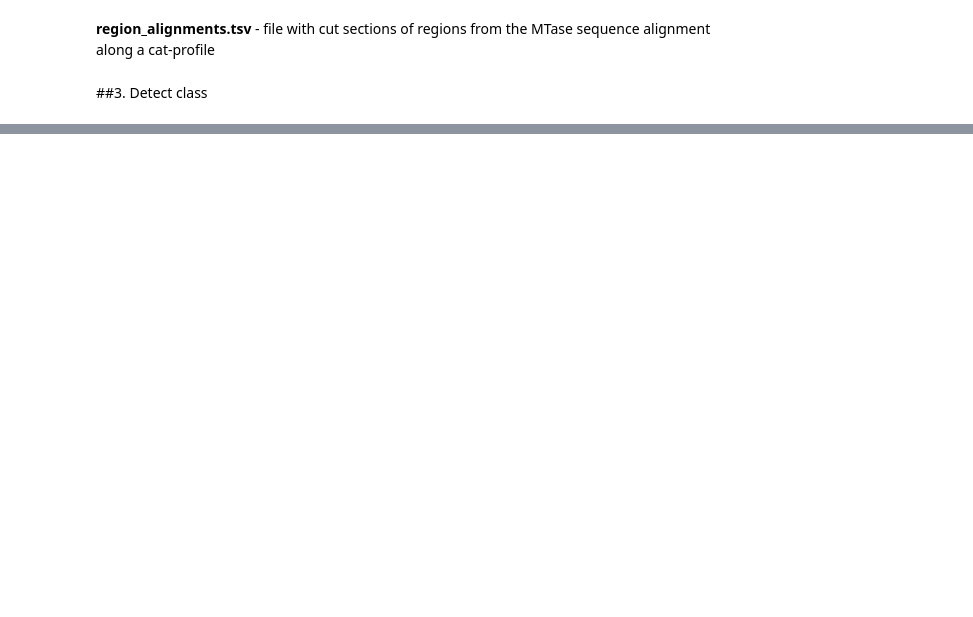
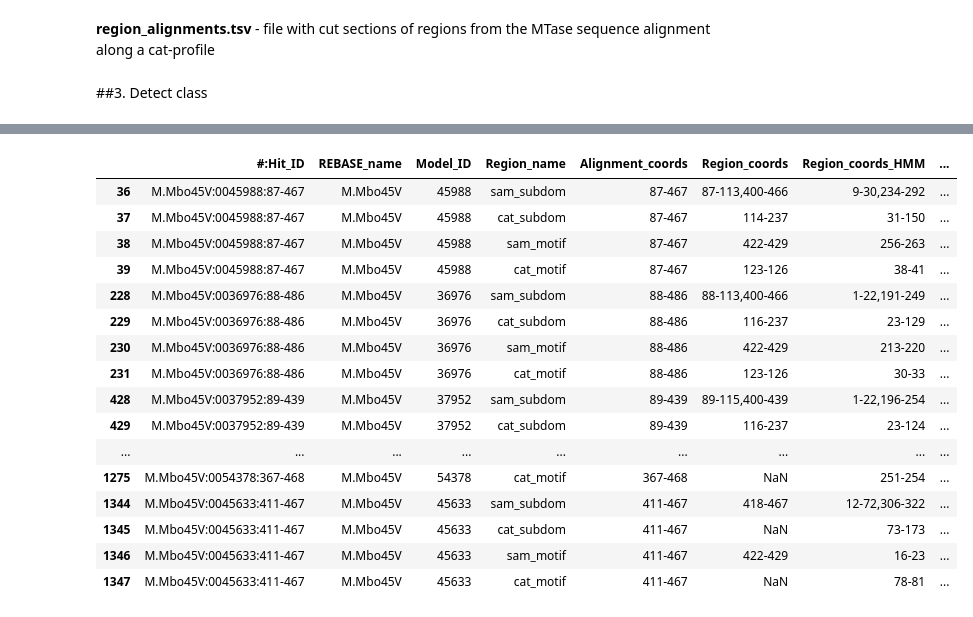
Before and after one commit to MVolobueva/MTase-classification, a Jupyter notebook: Classification_pipeline.ipynb, the cells around one changed output, grey strips where cells are left out. Drawn from its saved outputs; the diff is of its cells as text; code cells hidden in the pictures; blank space fills up the shorter version.

```diff
--- a/Classification_pipeline.ipynb
+++ b/Classification_pipeline.ipynb
@@ -148,0 +150,21 @@ pd.read_csv('/content/results/SUPFAM/classes.csv')
+# %%
+dt = pd.read_csv('./results/region_alignments_SUPFAM.tsv', sep='\t')
+dt[dt['REBASE_name'] == 'M.Mbo45V']
+# %% [output]
+|  | #:Hit_ID | REBASE_name | Model_ID | Region_name | Alignment_coords | Region_coords | Region_coords_HMM | ... |
+| 36 | M.Mbo45V:0045988:87-467 | M.Mbo45V | 45988 | sam_subdom | 87-467 | 87-113,400-466 | 9-30,234-292 | ... |
+| 37 | M.Mbo45V:0045988:87-467 | M.Mbo45V | 45988 | cat_subdom | 87-467 | 114-237 | 31-150 | ... |
+| 38 | M.Mbo45V:0045988:87-467 | M.Mbo45V | 45988 | sam_motif | 87-467 | 422-429 | 256-263 | ... |
+| 39 | M.Mbo45V:0045988:87-467 | M.Mbo45V | 45988 | cat_motif | 87-467 | 123-126 | 38-41 | ... |
+| 228 | M.Mbo45V:0036976:88-486 | M.Mbo45V | 36976 | sam_subdom | 88-486 | 88-113,400-466 | 1-22,191-249 | ... |
+| 229 | M.Mbo45V:0036976:88-486 | M.Mbo45V | 36976 | cat_subdom | 88-486 | 116-237 | 23-129 | ... |
+| 230 | M.Mbo45V:0036976:88-486 | M.Mbo45V | 36976 | sam_motif | 88-486 | 422-429 | 213-220 | ... |
+| 231 | M.Mbo45V:0036976:88-486 | M.Mbo45V | 36976 | cat_motif | 88-486 | 123-126 | 30-33 | ... |
+| 428 | M.Mbo45V:0037952:89-439 | M.Mbo45V | 37952 | sam_subdom | 89-439 | 89-115,400-439 | 1-22,196-254 | ... |
+| 429 | M.Mbo45V:0037952:89-439 | M.Mbo45V | 37952 | cat_subdom | 89-439 | 116-237 | 23-124 | ... |
+| ... | ... | ... | ... | ... | ... | ... | ... | ... |
+| 1275 | M.Mbo45V:0054378:367-468 | M.Mbo45V | 54378 | cat_motif | 367-468 | NaN | 251-254 | ... |
+| 1344 | M.Mbo45V:0045633:411-467 | M.Mbo45V | 45633 | sam_subdom | 411-467 | 418-467 | 12-72,306-322 | ... |
+| 1345 | M.Mbo45V:0045633:411-467 | M.Mbo45V | 45633 | cat_subdom | 411-467 | NaN | 73-173 | ... |
+| 1346 | M.Mbo45V:0045633:411-467 | M.Mbo45V | 45633 | sam_motif | 411-467 | 422-429 | 16-23 | ... |
+| 1347 | M.Mbo45V:0045633:411-467 | M.Mbo45V | 45633 | cat_motif | 411-467 | NaN | 78-81 | ... |
```
Also changed, not shown: parts of 26 cells of this notebook.
